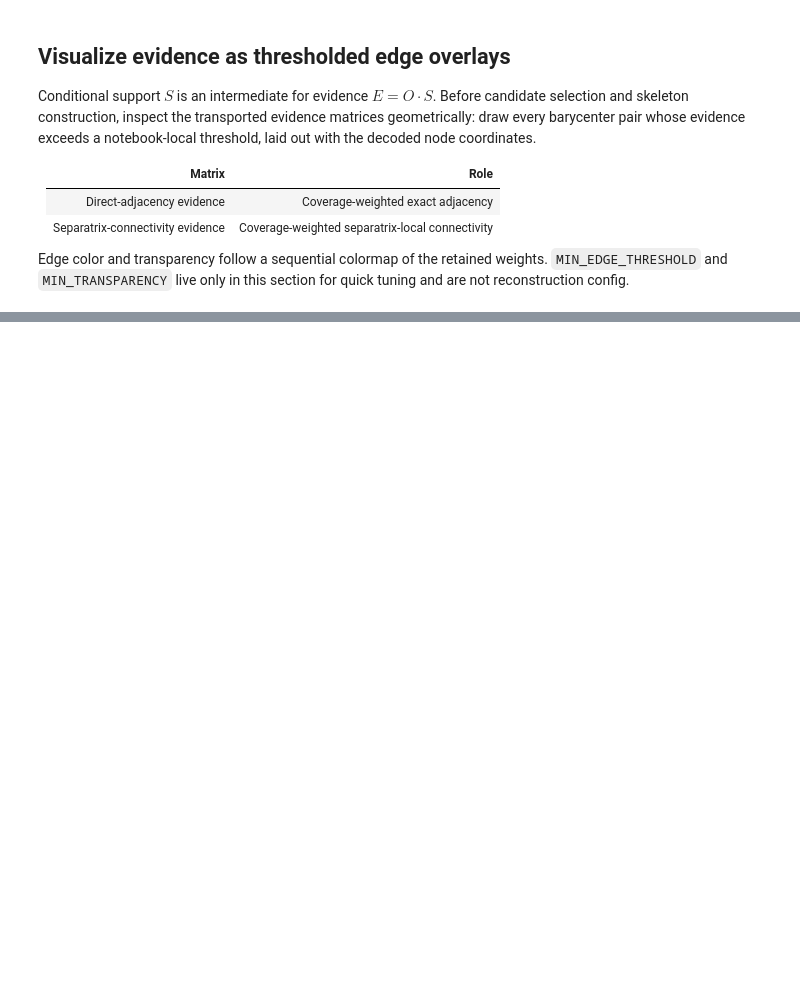
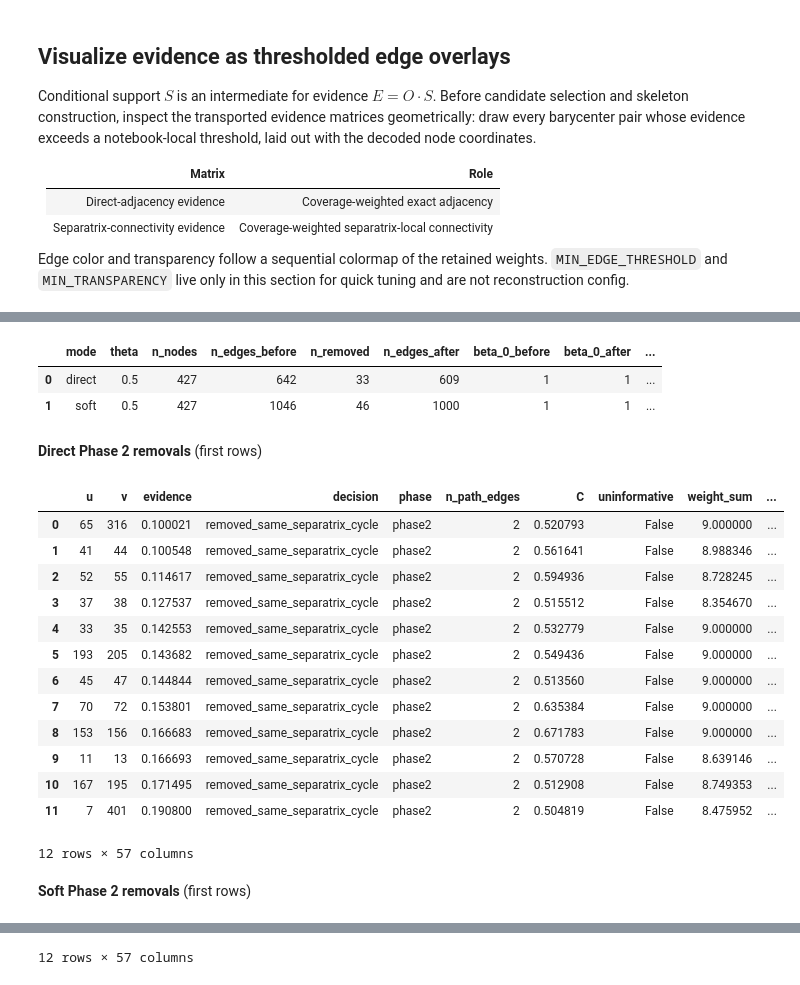
Before and after one commit to mingzhefluorite/MSCBarycenter, a Jupyter notebook: msc_barycenter_reconstruction.ipynb, the cells around one changed output, grey strips where cells are left out. Cells and saved outputs as stored; diff of their text form; code cells hidden in the pictures; blank space fills up the shorter version.

```diff
--- a/msc_barycenter_reconstruction.ipynb
+++ b/msc_barycenter_reconstruction.ipynb
@@ -859,0 +681,18 @@ display(Markdown(summary))
+# %%
+betweenness_engine = prepare_separatrix_betweenness_engine(
+    bundle,
+    input_node_orders,
+    config,
+    transported,
+)
+path_diag = pd.DataFrame(
+    [index.diagnostics for index in betweenness_engine.path_indices]
+)
+path_diag.insert(0, "input_index", range(len(path_diag)))
+display(path_diag)
+print(
+    "conditional couplings Q_i:",
+    [tuple(Q.shape) for Q in betweenness_engine.conditionals],
+    "matched_fractions",
+    betweenness_engine.matched_fractions.shape,
+)
@@ -859,0 +1324,61 @@ display(Markdown(summary))
+# %%
+def _expand_phase2_removed(removed, n_inputs):
+    if removed is None or len(removed) == 0:
+        return pd.DataFrame()
+    out = removed.copy().reset_index(drop=True)
+    C = np.vstack(out["C_inputs"].to_numpy())
+    W = np.vstack(out["weights"].to_numpy())
+    sids = list(out["best_separatrix_ids"])
+    dirs_ = list(out["best_directions"])
+    scores = np.vstack(out["best_scores"].to_numpy())
+    for i in range(int(n_inputs)):
+        out[f"C_{i}"] = C[:, i]
+        out[f"w_{i}"] = W[:, i]
+        out[f"sid_{i}"] = [row[i] for row in sids]
+        out[f"dir_{i}"] = [row[i] for row in dirs_]
+        out[f"Csid_{i}"] = scores[:, i]
+    out["path_str"] = out["path"].map(
+        lambda p: "-".join(str(x) for x in p) if p is not None else ""
+    )
+    return out.drop(
+        columns=["C_inputs", "weights", "best_separatrix_ids", "best_directions", "best_scores"]
+    )
+
+
+phase2_stats = pd.DataFrame(
+    [
+        {"mode": result.mode, "theta": result.theta, **result.statistics}
+        for result in (direct_phase2, soft_phase2)
+    ]
+)
+display(phase2_stats)
+
+n_inputs = coherence_engine.n_inputs
+direct_phase2_removed = _expand_phase2_removed(direct_phase2.removed_edges, n_inputs)
+soft_phase2_removed = _expand_phase2_removed(soft_phase2.removed_edges, n_inputs)
+direct_phase2_removed.to_csv(OUTPUT_DIR / "phase2_removed_edges_direct.csv", index=False)
+soft_phase2_removed.to_csv(OUTPUT_DIR / "phase2_removed_edges_soft.csv", index=False)
+display(Markdown("**Direct Phase 2 removals** (first rows)"))
+display(direct_phase2_removed.head(12))
+display(Markdown("**Soft Phase 2 removals** (first rows)"))
+display(soft_phase2_removed.head(12))
+# %% [output]
+|  | mode | theta | n_nodes | n_edges_before | n_removed | n_edges_after | beta_0_before | beta_0_after | ... |
+| 0 | direct | 0.5 | 427 | 642 | 33 | 609 | 1 | 1 | ... |
+| 1 | soft | 0.5 | 427 | 1046 | 46 | 1000 | 1 | 1 | ... |
+**Direct Phase 2 removals** (first rows)
+|  | u | v | evidence | decision | phase | n_path_edges | C | uninformative | weight_sum | ... |
+| 0 | 65 | 316 | 0.100021 | removed_same_separatrix_cycle | phase2 | 2 | 0.520793 | False | 9.000000 | ... |
+| 1 | 41 | 44 | 0.100548 | removed_same_separatrix_cycle | phase2 | 2 | 0.561641 | False | 8.988346 | ... |
+| 2 | 52 | 55 | 0.114617 | removed_same_separatrix_cycle | phase2 | 2 | 0.594936 | False | 8.728245 | ... |
+| 3 | 37 | 38 | 0.127537 | removed_same_separatrix_cycle | phase2 | 2 | 0.515512 | False | 8.354670 | ... |
+| 4 | 33 | 35 | 0.142553 | removed_same_separatrix_cycle | phase2 | 2 | 0.532779 | False | 9.000000 | ... |
+| 5 | 193 | 205 | 0.143682 | removed_same_separatrix_cycle | phase2 | 2 | 0.549436 | False | 9.000000 | ... |
+| 6 | 45 | 47 | 0.144844 | removed_same_separatrix_cycle | phase2 | 2 | 0.513560 | False | 9.000000 | ... |
+| 7 | 70 | 72 | 0.153801 | removed_same_separatrix_cycle | phase2 | 2 | 0.635384 | False | 9.000000 | ... |
+| 8 | 153 | 156 | 0.166683 | removed_same_separatrix_cycle | phase2 | 2 | 0.671783 | False | 9.000000 | ... |
+| 9 | 11 | 13 | 0.166693 | removed_same_separatrix_cycle | phase2 | 2 | 0.570728 | False | 8.639146 | ... |
+| 10 | 167 | 195 | 0.171495 | removed_same_separatrix_cycle | phase2 | 2 | 0.512908 | False | 8.749353 | ... |
+| 11 | 7 | 401 | 0.190800 | removed_same_separatrix_cycle | phase2 | 2 | 0.504819 | False | 8.475952 | ... |
+12 rows × 57 columns
+**Soft Phase 2 removals** (first rows)
@@ -859,0 +1398 @@ display(Markdown(summary))
+12 rows × 57 columns
```
Also changed, not shown: parts of 81 cells of this notebook, 11 other files.
